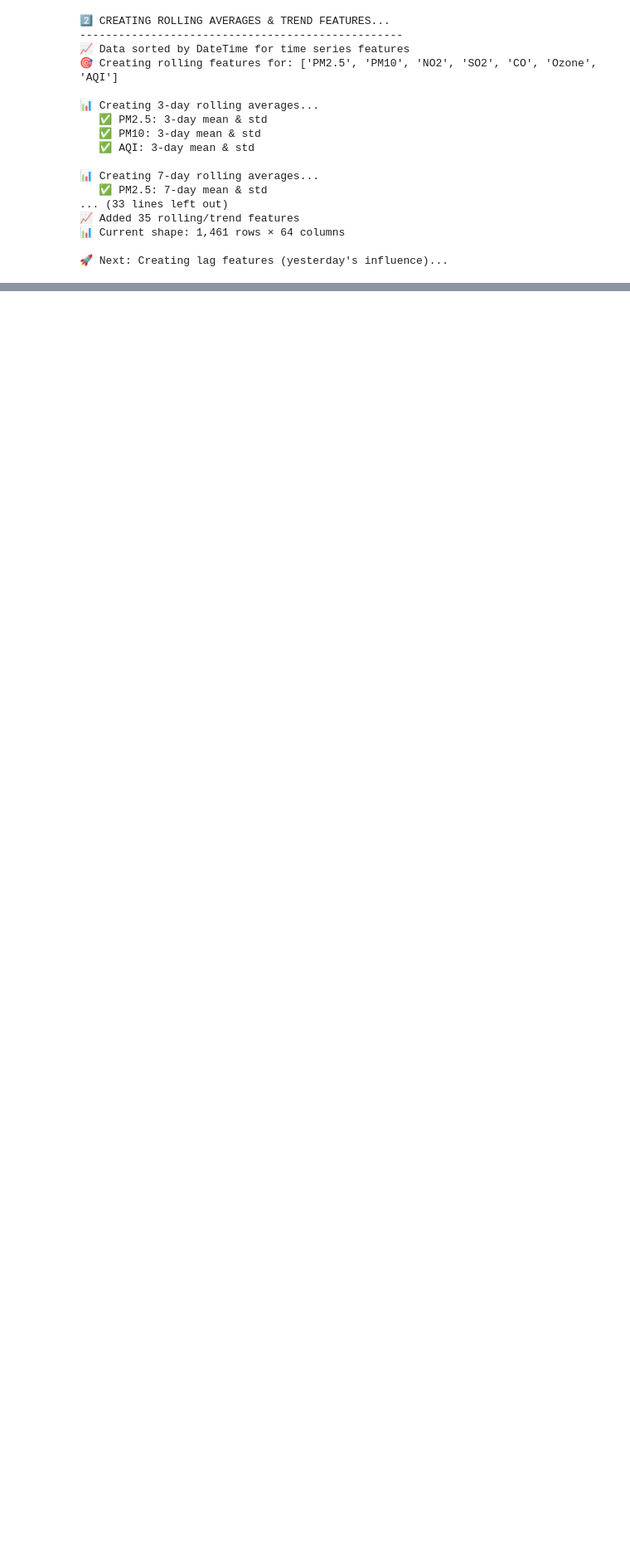
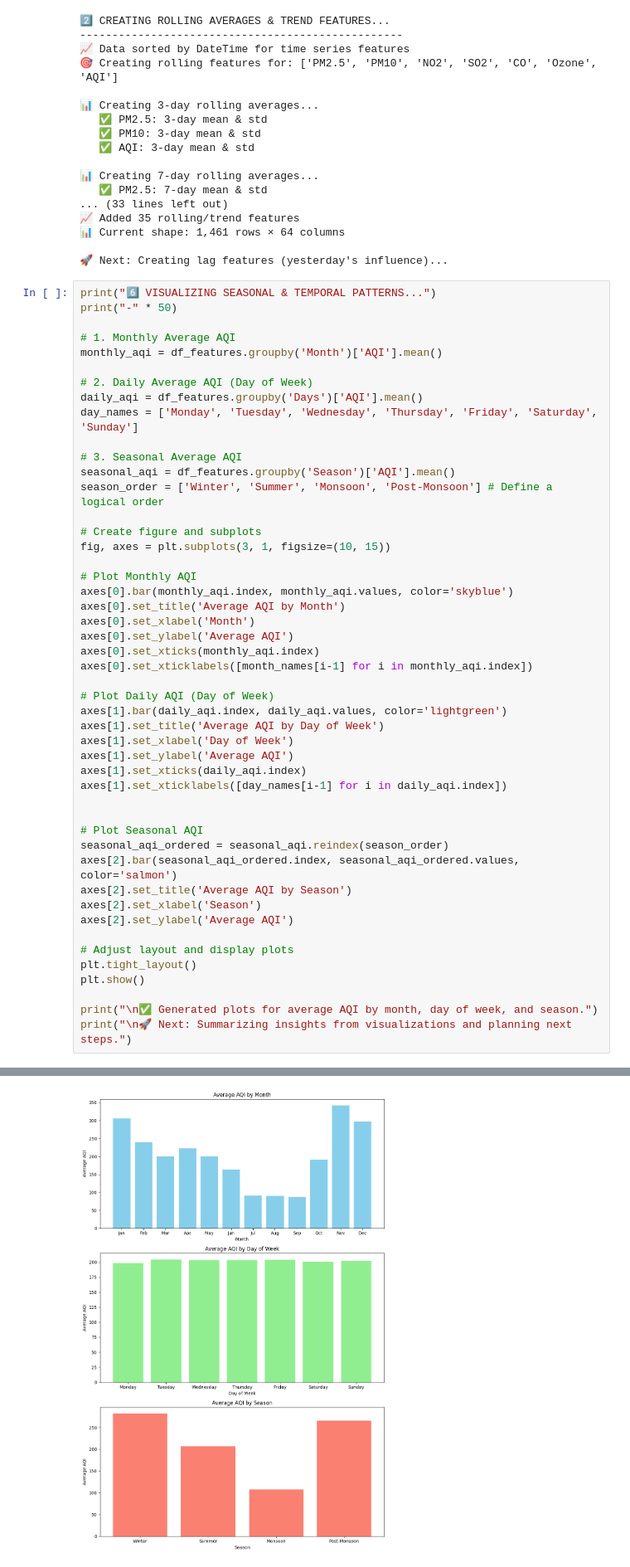
Before and after one commit to Sujoy-004/smart-city-hybrid-ml, a Jupyter notebook: notebooks/01_supervised_learning.ipynb, the cells around one changed output, grey strips where cells are left out. Shown at 83% size. Drawn from its saved outputs; the diff is of its cells as text; blank space fills up the shorter version.

```diff
--- a/notebooks/01_supervised_learning.ipynb
+++ b/notebooks/01_supervised_learning.ipynb
@@ -1077,3 +1231,52 @@ print(f"\n🚀 Next: Creating lag features (yesterday's influence)...")
 📊 Current shape: 1,461 rows × 64 columns
 
 🚀 Next: Creating lag features (yesterday's influence)...
+# %%
+print("6️⃣ VISUALIZING SEASONAL & TEMPORAL PATTERNS...")
+print("-" * 50)
+
+# 1. Monthly Average AQI
+monthly_aqi = df_features.groupby('Month')['AQI'].mean()
+
+# 2. Daily Average AQI (Day of Week)
+daily_aqi = df_features.groupby('Days')['AQI'].mean()
+day_names = ['Monday', 'Tuesday', 'Wednesday', 'Thursday', 'Friday', 'Saturday', 'Sunday']
+
+# 3. Seasonal Average AQI
+seasonal_aqi = df_features.groupby('Season')['AQI'].mean()
+season_order = ['Winter', 'Summer', 'Monsoon', 'Post-Monsoon'] # Define a logical order
+
+# Create figure and subplots
+fig, axes = plt.subplots(3, 1, figsize=(10, 15))
+
+# Plot Monthly AQI
+axes[0].bar(monthly_aqi.index, monthly_aqi.values, color='skyblue')
+axes[0].set_title('Average AQI by Month')
+axes[0].set_xlabel('Month')
+axes[0].set_ylabel('Average AQI')
+axes[0].set_xticks(monthly_aqi.index)
+axes[0].set_xticklabels([month_names[i-1] for i in monthly_aqi.index])
+
+# Plot Daily AQI (Day of Week)
+axes[1].bar(daily_aqi.index, daily_aqi.values, color='lightgreen')
+axes[1].set_title('Average AQI by Day of Week')
+axes[1].set_xlabel('Day of Week')
+axes[1].set_ylabel('Average AQI')
+axes[1].set_xticks(daily_aqi.index)
+axes[1].set_xticklabels([day_names[i-1] for i in daily_aqi.index])
+
+
+# Plot Seasonal AQI
+seasonal_aqi_ordered = seasonal_aqi.reindex(season_order)
+axes[2].bar(seasonal_aqi_ordered.index, seasonal_aqi_ordered.values, color='salmon')
+axes[2].set_title('Average AQI by Season')
+axes[2].set_xlabel('Season')
+axes[2].set_ylabel('Average AQI')
+
+# Adjust layout and display plots
+plt.tight_layout()
+plt.show()
+
+print("\n✅ Generated plots for average AQI by month, day of week, and season.")
+print("\n🚀 Next: Summarizing insights from visualizations and planning next steps.")
+# %% [output]
@@ -1079,0 +1285 @@ print(f"\n🚀 Next: Creating lag features (yesterday's influence)...")
+[figure, added]
```
Also changed, not shown: parts of 4 cells of this notebook.
